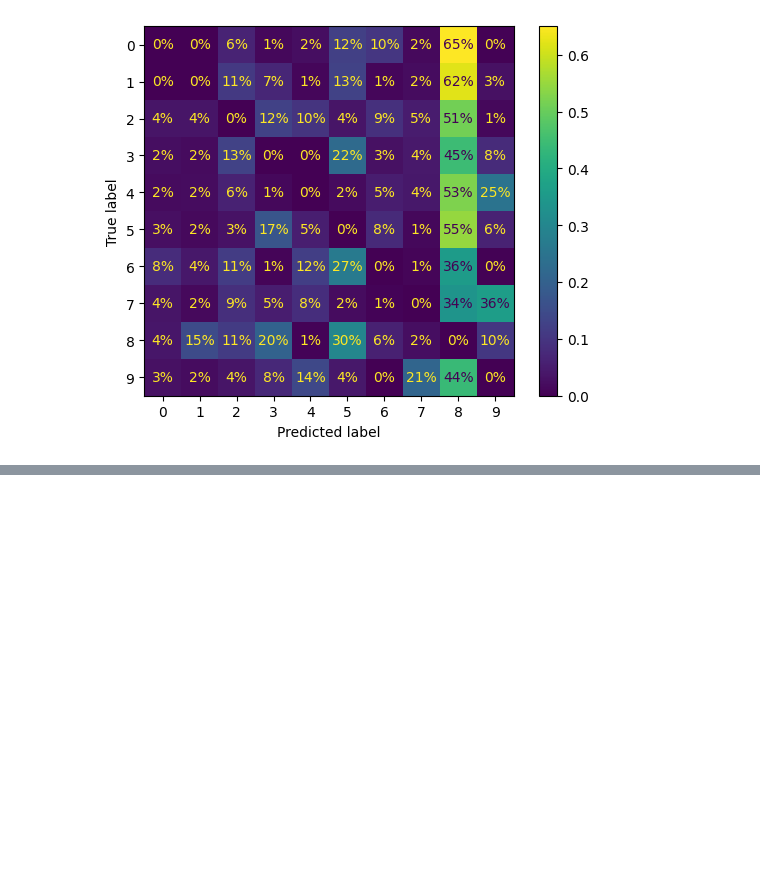
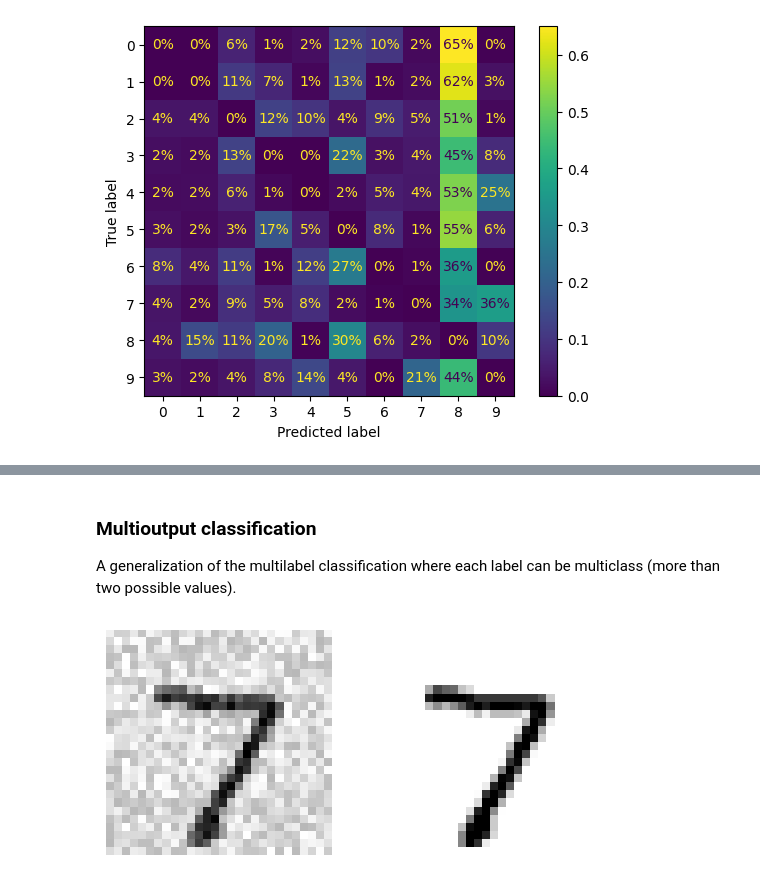
Before and after one commit to paulcarvalho/ML-MNIST-Classification, a Jupyter notebook: mnist_classification.ipynb, the cells around one changed output, grey strips where cells are left out. Cells and saved outputs as stored; diff of their text form; code cells hidden in the pictures; blank space fills up the shorter version.

```diff
--- a/mnist_classification.ipynb
+++ b/mnist_classification.ipynb
@@ -345,0 +407,21 @@ array(['3', '0', '4', ..., '5', '6', '8'], shape=(60000,), dtype='<U1')
+# %% [markdown]
+### Multioutput classification
+
+A generalization of the multilabel classification where each label can be multiclass (more than two possible values).
+# %%
+# Add noice to MNIST pixel intensities
+np.random.seed(42)
+noise = np.random.randint(0,100,(len(X_train), 784))
+X_train_mod = X_train + noise
+noise = np.random.randint(0,100,(len(X_test), 784))
+X_test_mod = X_test + noise
+
+y_train_mod = X_train
+y_test_mod = X_test
+# %%
+# take a look at a digit with noise
+plt.subplot(121); plot_digit(X_test_mod[0])
+plt.subplot(122); plot_digit(y_test_mod[0])
+plt.show()
+# %% [output]
+[figure, added]
```
Also changed, not shown: parts of 13 cells of this notebook.
